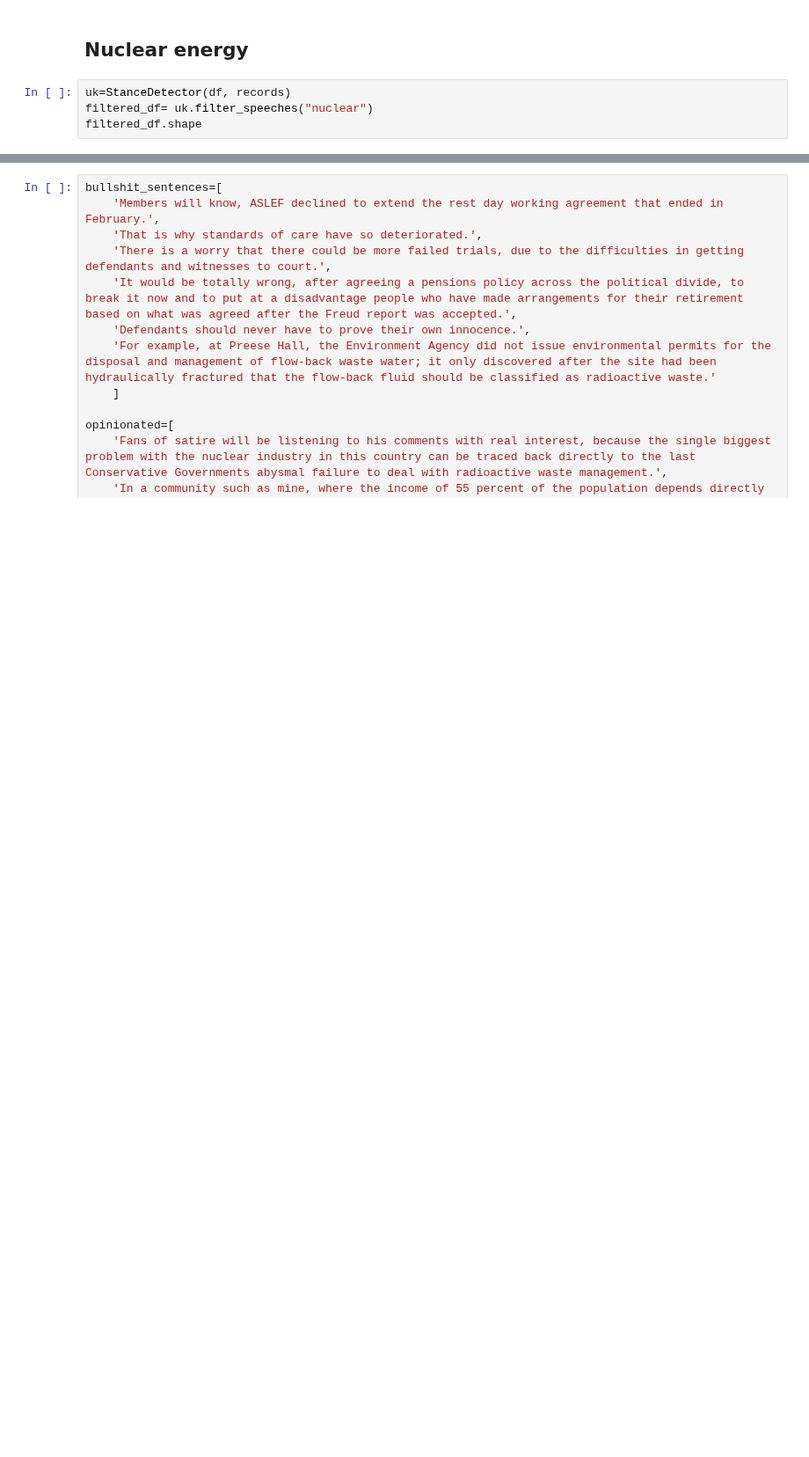
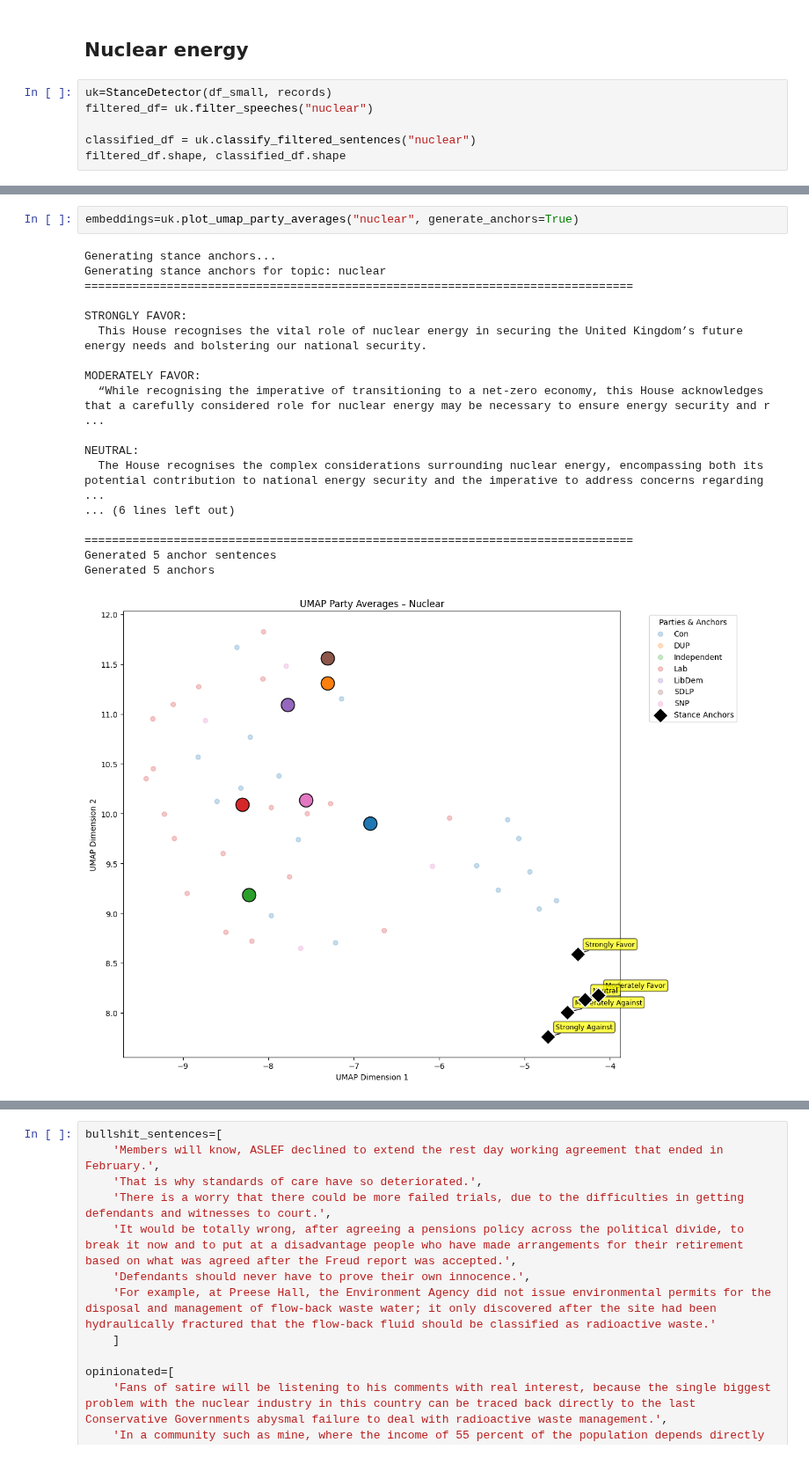
Before and after one commit to fedefraschio/stance-detection-uk-parliament, a Jupyter notebook: notebooks/02_preprocessing.ipynb, the cells around one changed output, grey strips where cells are left out. Shown at 88% size. Drawn from its saved outputs; the diff is of its cells as text; blank space fills up the shorter version.

Commit message:
funzione per plotting su latent space con umap

```diff
--- a/notebooks/02_preprocessing.ipynb
+++ b/notebooks/02_preprocessing.ipynb
@@ -571,8 +864,10 @@ class StanceDetector:
 # %% [markdown]
 ## Nuclear energy
 # %%
-uk=StanceDetector(df, records)
+uk=StanceDetector(df_small, records)
 filtered_df= uk.filter_speeches("nuclear")
-filtered_df.shape
+
+classified_df = uk.classify_filtered_sentences("nuclear")
+filtered_df.shape, classified_df.shape
 # %% [output]
 BRO
@@ -590 +906,22 @@ See the caveats in the documentation: https://pandas.pydata.org/pandas-docs/stab
+# %%
+embeddings=uk.plot_umap_party_averages("nuclear", generate_anchors=True)
+# %% [output]
+Generating stance anchors...
+Generating stance anchors for topic: nuclear
+================================================================================
+
+STRONGLY FAVOR:
+  This House recognises the vital role of nuclear energy in securing the United Kingdom’s future energy needs and bolstering our national security.
+
+MODERATELY FAVOR:
+  “While recognising the imperative of transitioning to a net-zero economy, this House acknowledges that a carefully considered role for nuclear energy may be necessary to ensure energy security and r ...
+
+NEUTRAL:
+  The House recognises the complex considerations surrounding nuclear energy, encompassing both its potential contribution to national energy security and the imperative to address concerns regarding  ...
+... (6 lines left out)
+
+================================================================================
+Generated 5 anchor sentences
+Generated 5 anchors
+[figure, added]
 # %%
```
Also changed, not shown: parts of 14 cells of this notebook, 4 other files.
